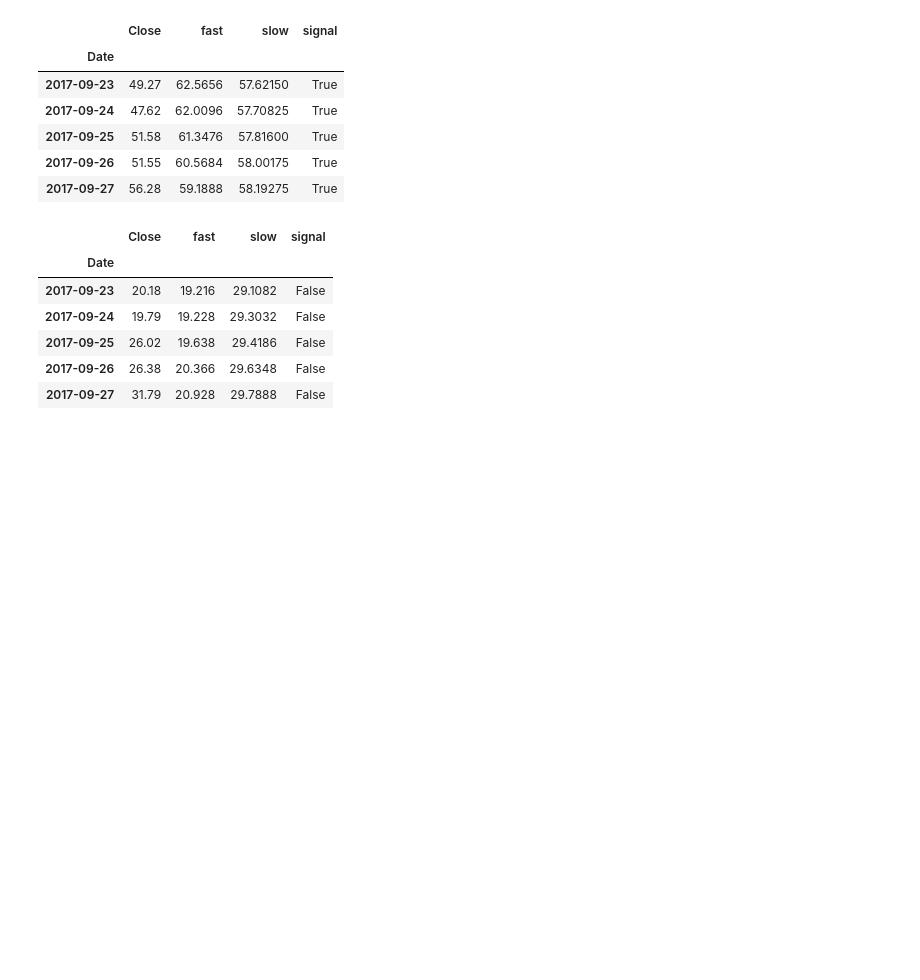
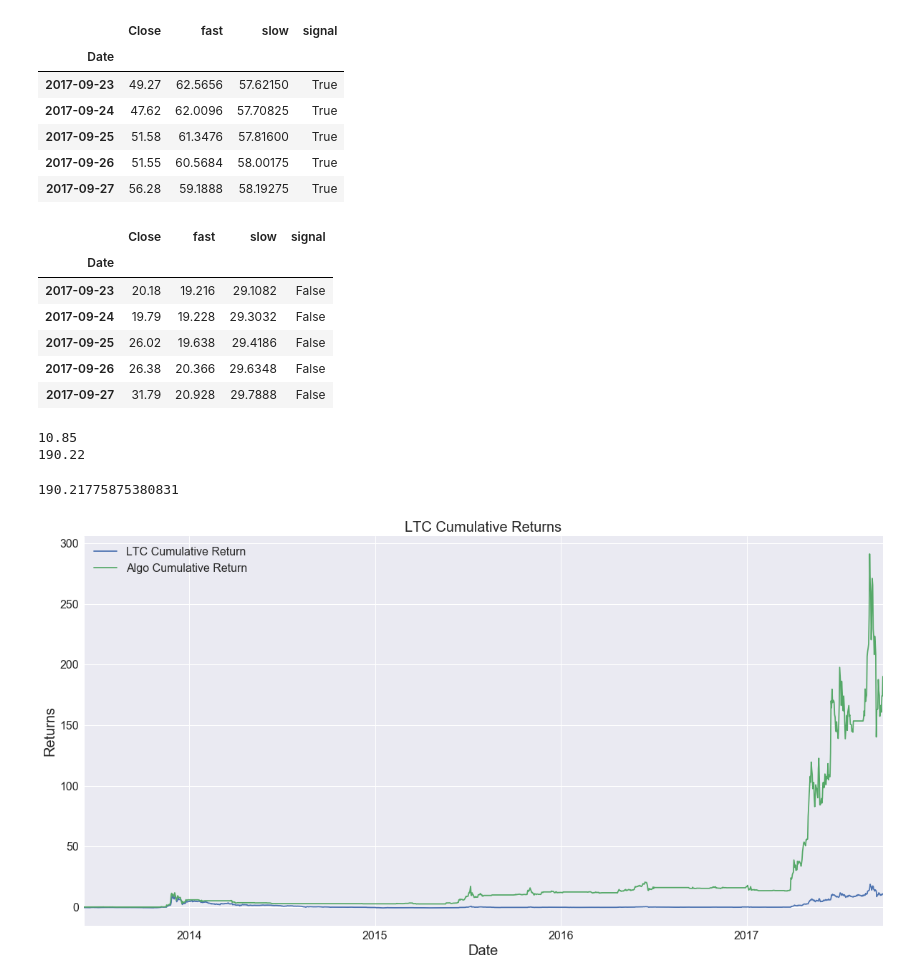
Before and after one commit to auto-d1dact/crypto_testing, a Jupyter notebook: crypto_sma.ipynb, the cells around one changed output. Drawn from its saved outputs; the diff is of its cells as text; code cells hidden in the pictures; blank space fills up the shorter version.

```diff
--- a/crypto_sma.ipynb
+++ b/crypto_sma.ipynb
@@ -228,3 +228,10 @@ crypto_ma_signal('NEO', 10, 50)
 | 2017-09-25 | 26.02 | 19.638 | 29.4186 | False |
 | 2017-09-26 | 26.38 | 20.366 | 29.6348 | False |
 | 2017-09-27 | 31.79 | 20.928 | 29.7888 | False |
+# %%
+crypto_ma_opt(crypto = 'LTC', fast = 25, slow = 40, show_values = True)
+# %% [output]
+10.85
+190.22
+190.21775875380831
+[figure, added]
```
